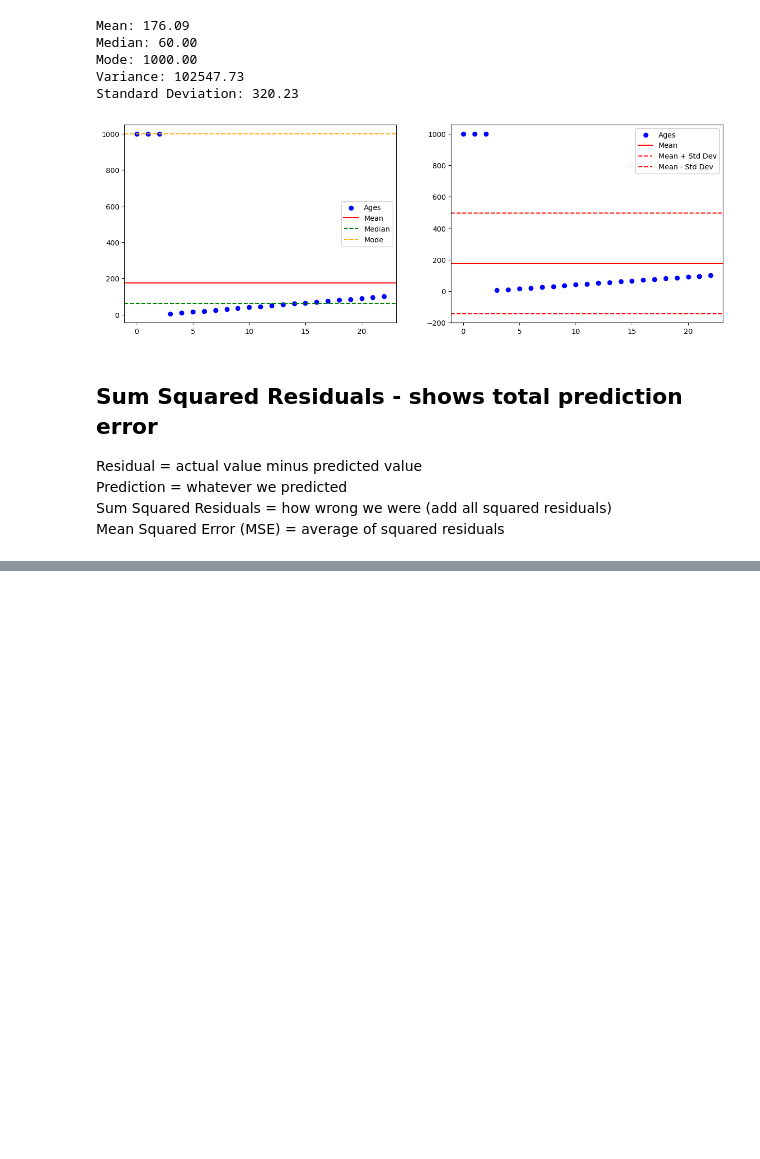
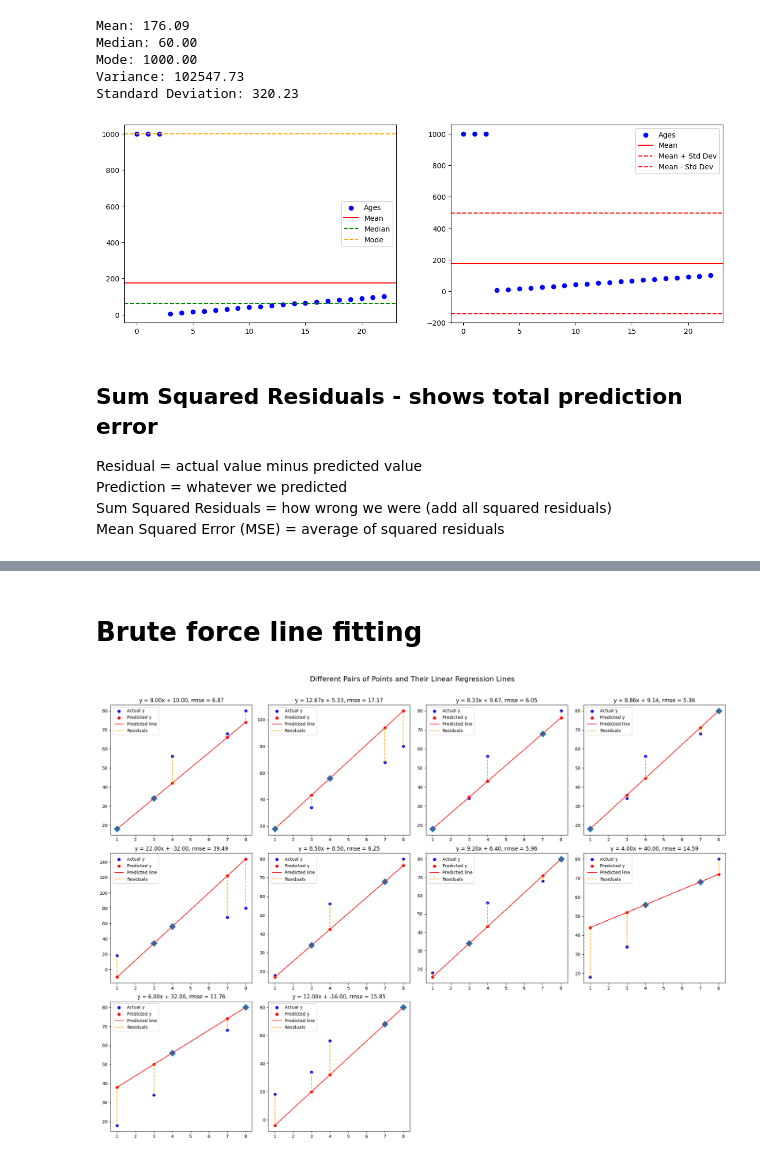
Before and after one commit to k26rahul/ml-april-25, a Jupyter notebook: line-fit.ipynb, the cells around one changed output, grey strips where cells are left out. Cells and saved outputs as stored; diff of their text form; code cells hidden in the pictures; blank space fills up the shorter version.

```diff
--- a/line-fit.ipynb
+++ b/line-fit.ipynb
@@ -122,0 +112,17 @@ plot_residuals()
+# %%
+data = np.array([
+    [1, 18],
+    [3, 34],
+    [4, 56],
+    [7, 68],
+    [8, 80],
+])
+
+# np.random.seed(42)  # for reproducibility
+# base_x = np.linspace(1, 8, 20)  # 20 evenly spaced x values
+# base_y = 10 * base_x + 8  # linear trend
+# noise = np.random.normal(0, 5, 20)  # random noise
+# data = np.column_stack((base_x, base_y + noise))  # combine x and y with noise
+
+x = data.T[0]  # study hours
+y = data.T[1]  # exam scores
@@ -122,0 +173,46 @@ plot_residuals()
+# %% [markdown]
+# Brute force line fitting
+# %%
+def plot_lines():
+  import math
+  import itertools
+
+  pairs = list(itertools.combinations(range(len(x)), 2))
+  n_cols = 4
+  n_rows = math.ceil(len(pairs) / n_cols)
+
+  fig, axes = plt.subplots(n_rows, n_cols, figsize=(20, 5 * n_rows))
+  axes = axes.flatten()
+
+  for ax, (i, j) in zip(axes, pairs):
+    x1, y1 = x[i], y[i]
+    x2, y2 = x[j], y[j]
+    if x2 - x1 != 0:
+      slope_val = (y2 - y1) / (x2 - x1)
+      intercept_val = y1 - slope_val * x1
+      y_pred = slope_val * x + intercept_val
+      ax.scatter(x, y, color='blue', label='Actual y')
+      ax.scatter(x, y_pred, color='red', label='Predicted y')
+      ax.scatter([x1, x2], [y1, y2], marker='D', s=100)
+      ax.plot(x, y_pred, color='red', label='Predicted line')
+
+      for i in range(len(x)):
+        ax.plot([x[i], x[i]], [y[i], y_pred[i]], color='orange',
+                linestyle='--', label='Residuals' if i == 0 else "")
+
+      rmse = np.sqrt(np.mean((y - (slope_val * x + intercept_val))**2))
+      ax.set_title(f"y = {slope_val:.2f}x + {intercept_val:.2f}, rmse = {rmse:.2f}")
+      ax.legend()
+
+  # Hide any unused subplots
+  for ax in axes[len(pairs):]:
+    ax.set_visible(False)
+
+  plt.tight_layout()
+  plt.suptitle("Different Pairs of Points and Their Linear Regression Lines", fontsize=16)
+  plt.subplots_adjust(top=0.92)  # Adjust the top to make room for the title
+
+
+plot_lines()
+# %% [output]
+[figure, added]
```
Also changed, not shown: parts of 13 cells of this notebook.
